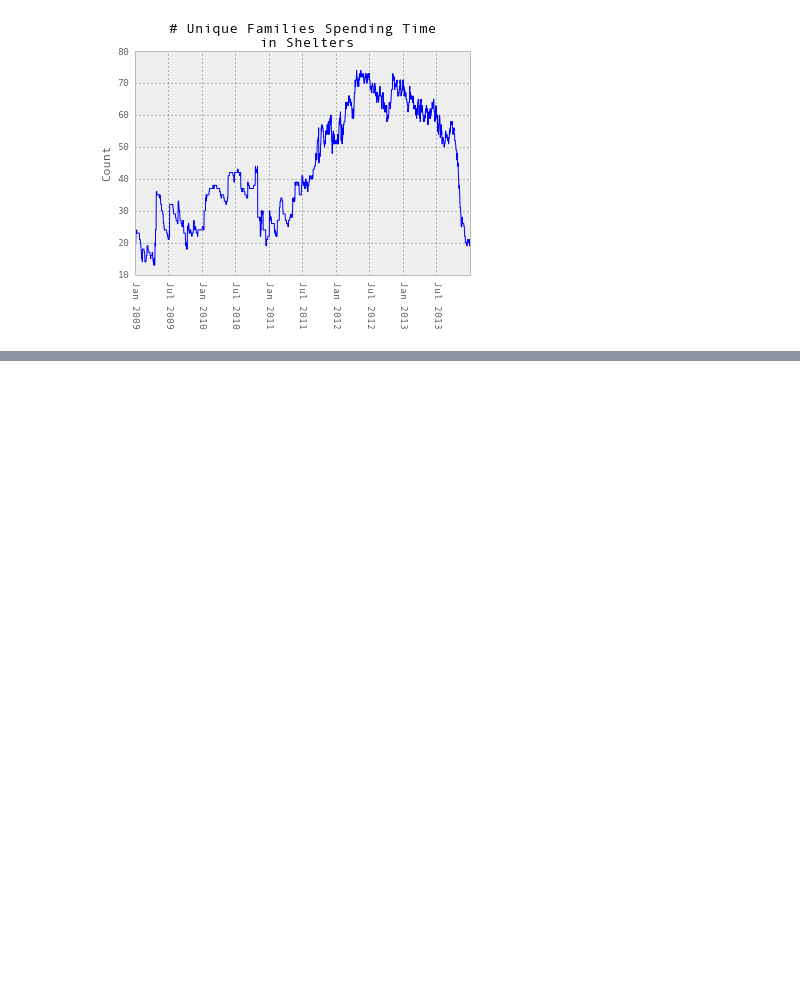
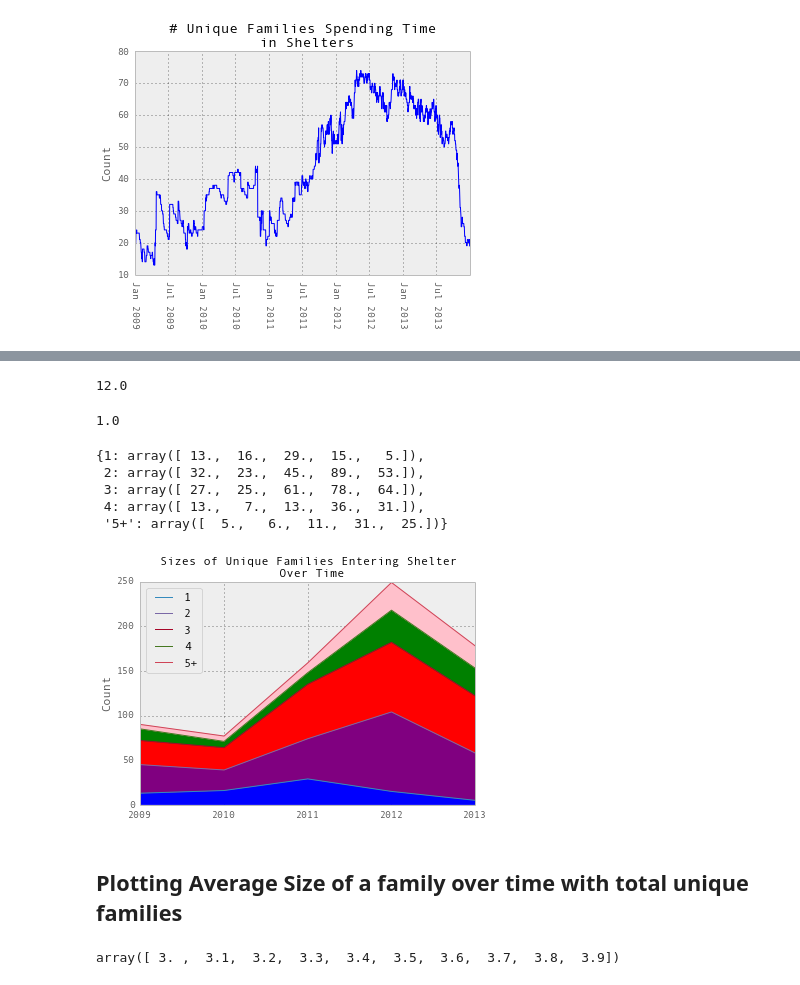
Before and after one commit to carlshan/sf-homelessness, a Jupyter notebook: exploration/2014-11-04-metrics [Carl].ipynb, the cells around one changed output, grey strips where cells are left out. Saved outputs shown, nothing was run; the diff lists cells and outputs as text; code cells hidden in the pictures; blank space fills up the shorter version.

Commit message:
Generating further visualizations

```diff
--- a/exploration/2014-11-04-metrics [Carl].ipynb
+++ b/exploration/2014-11-04-metrics [Carl].ipynb
@@ -652,0 +676,8 @@ plt.ylabel('Count')
+# %%
+program['Family Size'].max()
+# %% [output]
+12.0
+# %%
+program['Family Size'].min()
+# %% [output]
+1.0
@@ -652,0 +686,56 @@ plt.ylabel('Count')
+# %%
+sizes = {fam_size: np.array([]) for fam_size in range(1, 5)}
+sizes['5+'] = []
+for fam_size in range(1, 5):
+    for year in year_range:
+        filtered_program = program[(program['Program Start Year'] == year)
+            & (program['Family Size'] == fam_size)
+            & program['Family?']
+            & program['Program Name'].isin(valid_programs)]
+        num_families = filtered_program['Family Identifier'].unique().shape[0]
+        sizes[fam_size] = np.append(sizes[fam_size], num_families)
+
+for year in year_range:
+    filtered_program = program[(program['Program Start Year'] == year)
+        & (program['Family Size'] > 4)
+        & program['Family?']
+        & program['Program Name'].isin(valid_programs)]
+    num_families = filtered_program['Family Identifier'].unique().shape[0]
+    sizes['5+'] = np.append(sizes['5+'], num_families)
+# %%
+sizes
+# %% [output]
+{1: array([ 13.,  16.,  29.,  15.,   5.]),
+ 2: array([ 32.,  23.,  45.,  89.,  53.]),
+ 3: array([ 27.,  25.,  61.,  78.,  64.]),
+ 4: array([ 13.,   7.,  13.,  36.,  31.]),
+ '5+': array([  5.,   6.,  11.,  31.,  25.])}
+# %%
+plt.title('Sizes of Unique Families Entering Shelter \n Over Time', fontsize=12)
+plt.plot(year_range, sizes[1], label='1')
+
+y2s = sizes[1] + sizes[2]
+plt.plot(year_range, y2s, label='2')
+
+y3s = sizes[1] + sizes[2] + sizes[3]
+plt.plot(year_range, y3s, label='3')
+
+y4s = sizes[1] + sizes[2] + sizes[3] + sizes[4]
+plt.plot(year_range, y4s, label='4')
+
+y4_plus = sizes[1] + sizes[2] + sizes[3] + sizes[4] + sizes['5+']
+plt.plot(year_range, y4_plus, label='5+')
+
+fill_between(year_range, sizes[1], 0, color='blue')
+fill_between(year_range, sizes[1], y2s, color='purple')
+fill_between(year_range, y2s, y3s, color='red')
+fill_between(year_range, y3s, y4s, color='green')
+fill_between(year_range, y4s, y4_plus, color='pink')
+plt.xticks(year_range, year_range)
+plt.ylabel('Count')
+plt.legend(loc='best')
+plt.savefig('images/Sizes of Families Entering Shelter.png', dpi=400)
+# %% [output]
+[figure, added]
+# %% [markdown]
+## Plotting Average Size of a family over time with total unique families
@@ -652,0 +753,4 @@ plt.ylabel('Count')
+# %%
+arange(3, 4, 0.1)
+# %% [output]
+array([ 3. ,  3.1,  3.2,  3.3,  3.4,  3.5,  3.6,  3.7,  3.8,  3.9])
```
Also changed, not shown: parts of 11 cells of this notebook.
